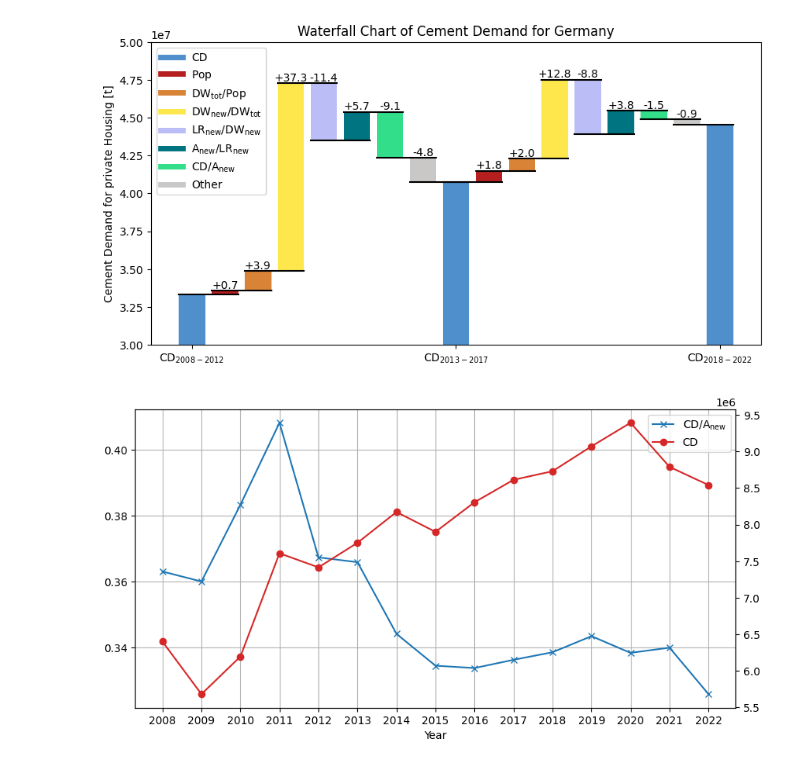
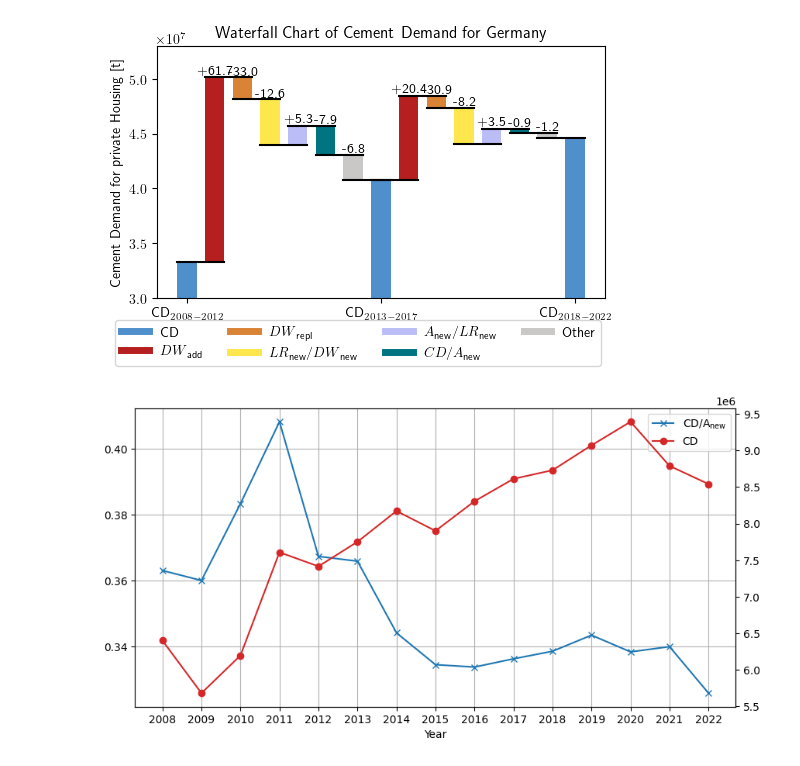
Before and after one commit to pietropecchini/Economic-Growth-and-Sustainability, a Jupyter notebook: analysis.ipynb, the cells around one changed output. Saved outputs shown, nothing was run; the diff lists cells and outputs as text; code cells hidden in the pictures.

```diff
--- a/analysis.ipynb
+++ b/analysis.ipynb
@@ -627,0 +808,15 @@ plt.show()
+# %%
+def ipat_bars(start, end):
+    new_values = [data.loc[start, "CD"]] + [
+        calc_cd(factor, start=start, end=end) for factor in ipat_factors
+    ]
+    new_values[1] *= data.loc[start, "share add"] / 100
+    new_values[2] *= data.loc[start, "share repl"] / 100
+    difference = data.loc[end, "CD"] - sum(new_values)
+    new_values.append(difference)
+
+    bottoms = [0]
+    for val in new_values[:-1]:
+        bottoms.append(val + bottoms[-1])
+
+    return new_values, bottoms
@@ -709,5 +1315,6 @@ data_list[0]['CD']
 # %%
-fig, ax = plt.subplots(1, 1, figsize=(10, 5))
+fig, ax = plt.subplots(1, 1, figsize=(6.4, 3.6))
+fig.subplots_adjust(**report_margins_one)
 
 clustered_years = [
     [2008, 2009, 2010, 2011, 2012],
@@ -717,26 +1324,29 @@ clustered_years = [
 
 data_list = []
 
+columns = ['DW new', 'DW add', 'DW repl', 'LR new', 'A new', 'CD']
+
 for _years in clustered_years:
-    data_dict = {col: 0 for col in cols}
+    data_dict = {col: 0 for col in columns}
     data_dict['start'] = _years[0]
     data_dict['end'] = _years[-1]
     for year in _years:
-        for col in cols:
+        for col in columns:
             data_dict[col] += data.loc[year, col]
 
-    data_dict['tot DW / Pop'] = data_dict['tot DW'] / data_dict['Pop']
-    data_dict['new DW / tot DW'] = data_dict['new DW'] / data_dict['tot DW']
-    data_dict['new LR / new DW'] = data_dict['new Rooms'] / data_dict['new DW']
-    data_dict['new sqm / new LR'] = data_dict['new sqm'] / data_dict['new Rooms']
-    data_dict['CD / new sqm'] = data_dict['CD'] / data_dict['new sqm']
+    # data_dict['DW add'] = data_dict['DW add'] * data_dict['DW add'] / data_dict['DW new']
+    # data_dict['DW repl'] = data_dict['DW repl'] * data_dict['DW repl'] / data_dict['DW new']
+
+    data_dict['LR new / DW new'] = data_dict['LR new'] / data_dict['DW new']
+    data_dict['A new / LR new'] = data_dict['A new'] / data_dict['LR new']
+    data_dict['CD / A new'] = data_dict['CD'] / data_dict['A new']
 
     data_list.append(data_dict)
 
 values = []
 bottoms = []
 texts = []
-colors = []
+colors_ = []
 labels = []
 
 for i in range(len(data_list) - 1):
@@ -744,6 +1354,11 @@ for i in range(len(data_list) - 1):
     dct_end = data_list[i + 1]
 
     percentage_change = [(dct_end[factor] - dct_start[factor]) / dct_start[factor] * 100 for factor in ipat_factors]
+
+    texts += ["", *[f"{change:+2.1f}" for change in percentage_change]]
+
+    percentage_change[0] *= dct_start['DW add'] / dct_start['DW new']
+    percentage_change[1] *= dct_start['DW repl'] / dct_start['DW new']
     cement_change = [change * dct_start['CD'] / 100 for change in percentage_change]
     cement_other = dct_end['CD'] - sum(cement_change) - dct_start['CD']
     percentage_other = cement_other / dct_start['CD'] * 100
@@ -756,43 +1371,41 @@ for i in range(len(data_list) - 1):
         y += val
 
     labels += [f"$\\text{{CD}}_{{{dct_start['start']} - {dct_start['end']}}}$"]
-    texts += ["", *[f"{change:+2.1f}" for change in [*percentage_change, percentage_other]]]
-    colors += [color_cement, *colors_ipat, color_other]
+    texts += [f"{percentage_other:+2.1f}"]
+    colors_ += [cement_color, *ipat_colors, other_color]
 
 labels = [f"$\\text{{CD}}_{{{dct['start']} - {dct['end']}}}$" for dct in data_list]
 
 values += [data_list[-1]['CD']]
 bottoms += [0]
-colors += [color_cement]
+colors_ += [cement_color]
 
 x = np.linspace(0, len(data_list) - 1, len(values), endpoint=True).tolist()
-
-
 
 waterfall(
     ax,
     x,
     values,
     bottom=bottoms,
     text=texts,
-    colors=colors,
+    colors=colors_,
     labels=labels,
     title="Waterfall Chart of Cement Demand for Germany",
-    ylim=(3e7, 5e7),
+    ylim=(3e7, 5.3e7),
 )
 
-ax.plot([], [], color=color_cement, label="CD", linewidth=legend_line_width)
-for label, color in zip(ipat_labels, colors_ipat):
+ax.plot([], [], color=cement_color, label="CD", linewidth=legend_line_width)
+for label, color in zip(ipat_labels, ipat_colors):
     ax.plot([], [], color=color, label=label, linewidth=legend_line_width)
 
-ax.plot([], [], color=color_other, label="Other", linewidth=legend_line_width)
+ax.plot([], [], color=other_color, label="Other", linewidth=legend_line_width)
 
-ax.legend()
+fig.legend(loc="lower center", ncols=4)
 
 ax.set_ylabel("Cement Demand for private Housing [t]")
 
-fig.savefig("waterfall_periods.png")
+fig.savefig("figures/full_ipat_waterfall_periods.pdf")
 
 plt.show()
 # %% [output]
-[figure, old version]
+[figure, new version]
```
Also changed, not shown: parts of 57 cells of this notebook, 27 other files.
